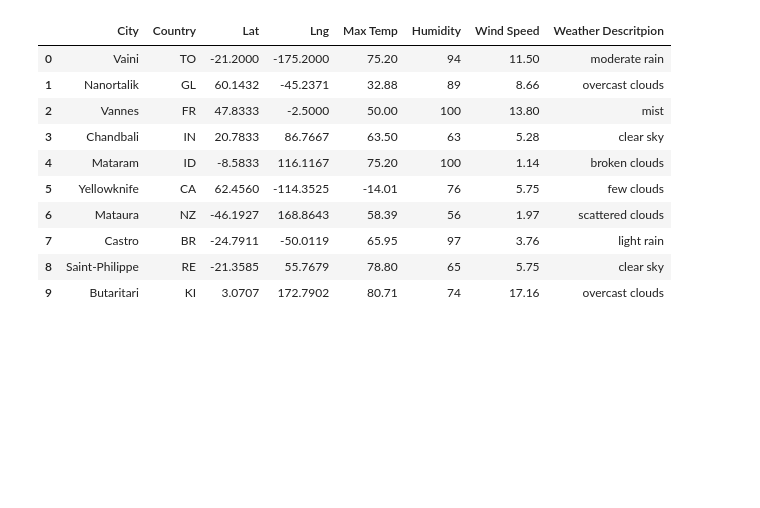
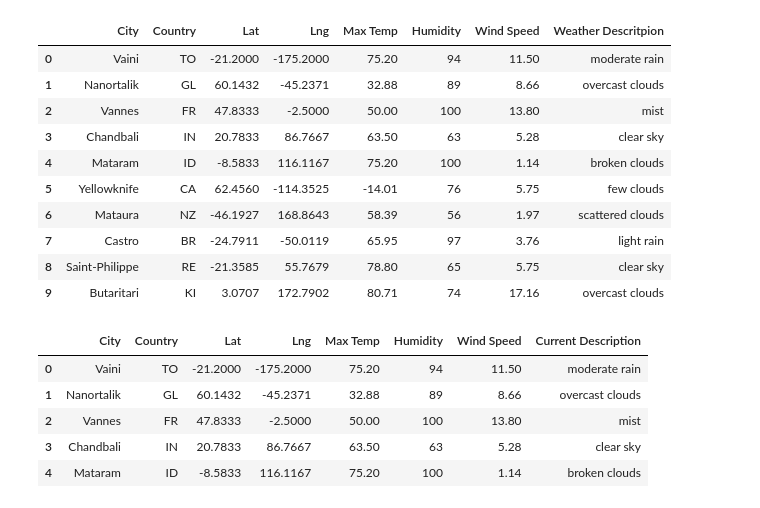
Before and after one commit to mhertel278/World_Weather_Analysis, a Jupyter notebook: Weather_Database/Weather_Database.ipynb, the cells around one changed output. Drawn from its saved outputs; the diff is of its cells as text; code cells hidden in the pictures; blank space fills up the shorter version.

```diff
--- a/Weather_Database/Weather_Database.ipynb
+++ b/Weather_Database/Weather_Database.ipynb
@@ -171,6 +171,16 @@ Weather Data Retrieval Complete
 | 7 | Castro | BR | -24.7911 | -50.0119 | 65.95 | 97 | 3.76 | light rain |
 | 8 | Saint-Philippe | RE | -21.3585 | 55.7679 | 78.80 | 65 | 5.75 | clear sky |
 | 9 | Butaritari | KI | 3.0707 | 172.7902 | 80.71 | 74 | 17.16 | overcast clouds |
+# %%
+city_data_df.rename(columns={"Weather Descritpion": "Current Description"}, inplace=True)
+city_data_df.head()
+# %% [output]
+|  | City | Country | Lat | Lng | Max Temp | Humidity | Wind Speed | Current Description |
+| 0 | Vaini | TO | -21.2000 | -175.2000 | 75.20 | 94 | 11.50 | moderate rain |
+| 1 | Nanortalik | GL | 60.1432 | -45.2371 | 32.88 | 89 | 8.66 | overcast clouds |
+| 2 | Vannes | FR | 47.8333 | -2.5000 | 50.00 | 100 | 13.80 | mist |
+| 3 | Chandbali | IN | 20.7833 | 86.7667 | 63.50 | 63 | 5.28 | clear sky |
+| 4 | Mataram | ID | -8.5833 | 116.1167 | 75.20 | 100 | 1.14 | broken clouds |
 # %%
 # save the dataframe
 output_file = 'WeatherPy_Database.csv'
```
Also changed, not shown: 3 other files.
